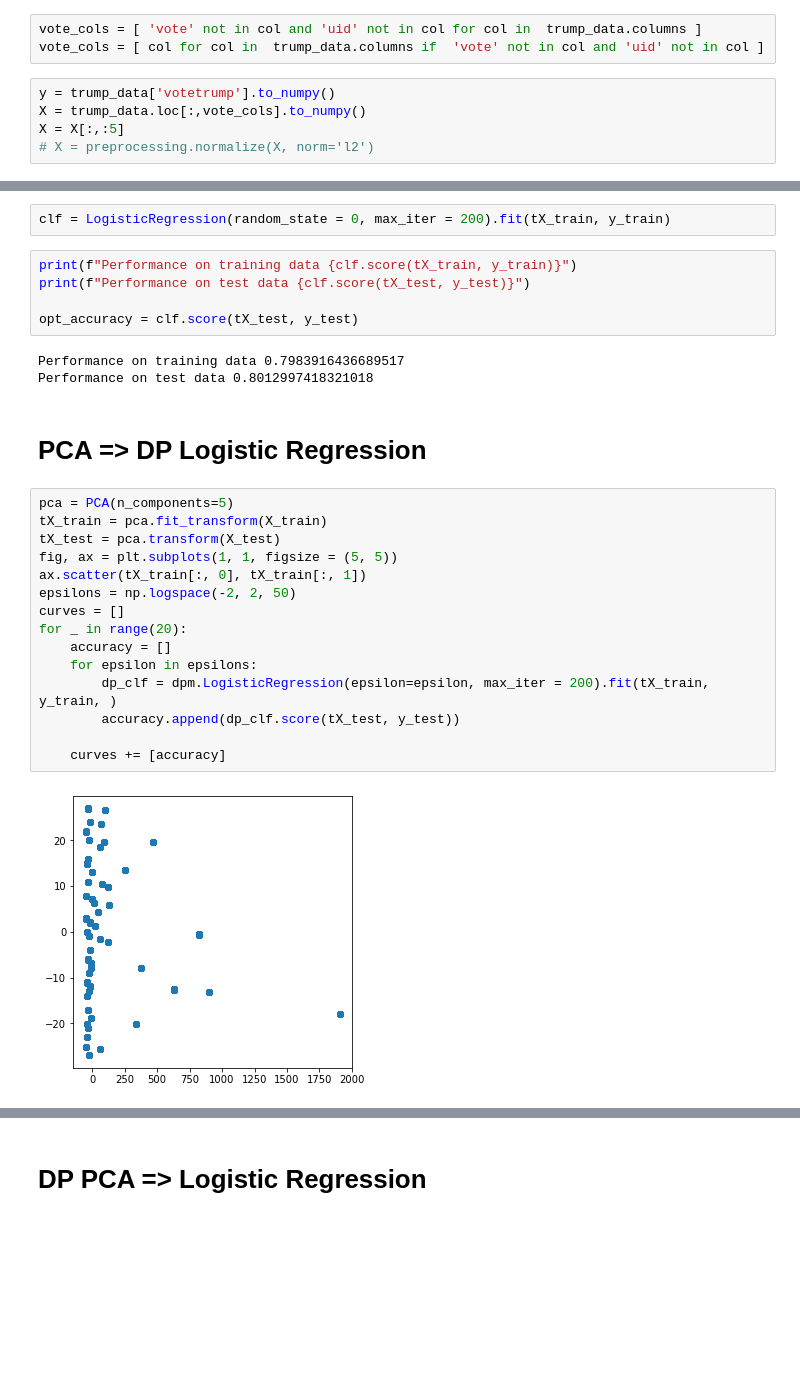
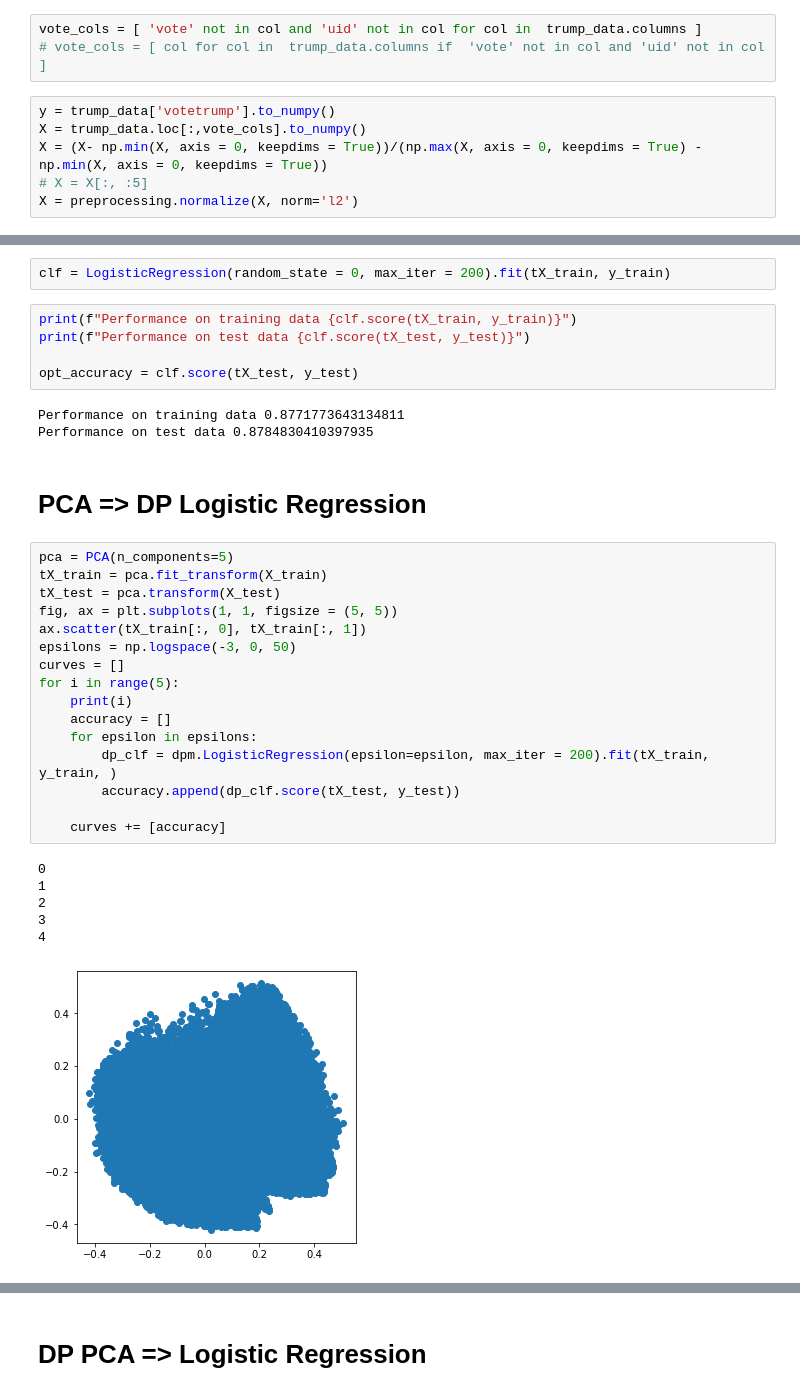
Before and after one commit to jefe-jeff/mse-234-project, a Jupyter notebook: scripts/dp_jordan_attempt.ipynb, the cells around one changed output, grey strips where cells are left out. Saved outputs shown, nothing was run; the diff lists cells and outputs as text; blank space fills up the shorter version.

Commit message:
renormalized data t o get useful plot. modified bingham distribution source code to break when convergence fails

```diff
--- a/scripts/dp_jordan_attempt.ipynb
+++ b/scripts/dp_jordan_attempt.ipynb
@@ -64,8 +55,9 @@ New England
 # %%
 vote_cols = [ 'vote' not in col and 'uid' not in col for col in  trump_data.columns ]
-vote_cols = [ col for col in  trump_data.columns if  'vote' not in col and 'uid' not in col ]
+# vote_cols = [ col for col in  trump_data.columns if  'vote' not in col and 'uid' not in col ]
 # %%
 y = trump_data['votetrump'].to_numpy()
 X = trump_data.loc[:,vote_cols].to_numpy()
-X = X[:,:5]
-# X = preprocessing.normalize(X, norm='l2')
+X = (X- np.min(X, axis = 0, keepdims = True))/(np.max(X, axis = 0, keepdims = True) - np.min(X, axis = 0, keepdims = True))
+# X = X[:, :5]
+X = preprocessing.normalize(X, norm='l2')
@@ -95,25 +83,31 @@ print(f"Performance on test data {clf.score(tX_test, y_test)}")
 
 opt_accuracy = clf.score(tX_test, y_test)
 # %% [output]
-Performance on training data 0.7983916436689517
-Performance on test data 0.8012997418321018
+Performance on training data 0.8771773643134811
+Performance on test data 0.8784830410397935
 # %% [markdown]
 # PCA => DP Logistic Regression
 # %%
 pca = PCA(n_components=5)
 tX_train = pca.fit_transform(X_train)
 tX_test = pca.transform(X_test)
 fig, ax = plt.subplots(1, 1, figsize = (5, 5))
 ax.scatter(tX_train[:, 0], tX_train[:, 1])
-epsilons = np.logspace(-2, 2, 50)
+epsilons = np.logspace(-3, 0, 50)
 curves = []
-for _ in range(20):
+for i in range(5):
+    print(i)
     accuracy = []
     for epsilon in epsilons:
         dp_clf = dpm.LogisticRegression(epsilon=epsilon, max_iter = 200).fit(tX_train, y_train, )
         accuracy.append(dp_clf.score(tX_test, y_test))
 
     curves += [accuracy]
 # %% [output]
+0
+1
+2
+3
+4
-[figure, old version]
+[figure, new version]
 # %%
```
Also changed, not shown: parts of 21 cells of this notebook.
